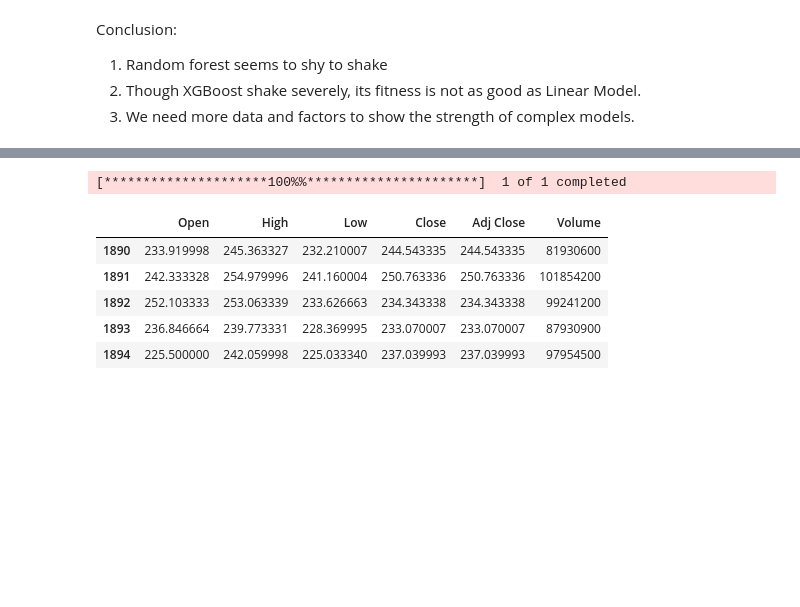
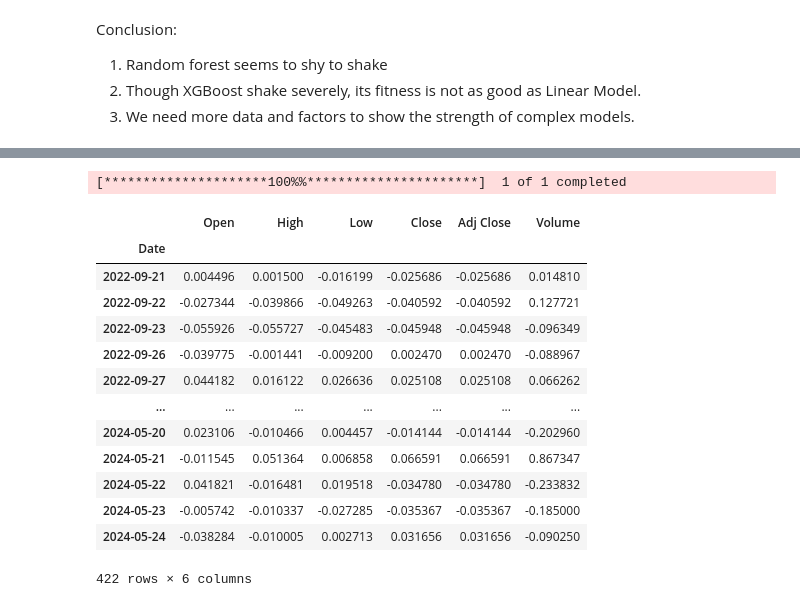
Before and after one commit to diyizhilunba/Python-for-Finance, a Jupyter notebook: machine-learning.ipynb, the cells around one changed output, grey strips where cells are left out. Cells and saved outputs as stored; diff of their text form; code cells hidden in the pictures; blank space fills up the shorter version.

```diff
--- a/machine-learning.ipynb
+++ b/machine-learning.ipynb
@@ -184,17 +197,21 @@ for asset in risky_asset:
 # %%
 stock_data = yf.download('TSLA', start='2016-01-01', end='2024-05-28')
-returns = stock_df['Adj Close'].pct_change()
-stock_df['Returns'] = returns
-stock_df.dropna(inplace=True)
-X = stock_df.drop('Returns', axis=1)
-y = stock_df['Returns']
-train_x = X[:int(len(X)*0.8)]
-train_x.tail()
+X = stock_data.pct_change()
+X.dropna(inplace=True)
+X[1690:]
 # %% [output]
 [*********************100%%**********************]  1 of 1 completed
 |  | Open | High | Low | Close | Adj Close | Volume |
-| 1890 | 233.919998 | 245.363327 | 232.210007 | 244.543335 | 244.543335 | 81930600 |
-| 1891 | 242.333328 | 254.979996 | 241.160004 | 250.763336 | 250.763336 | 101854200 |
-| 1892 | 252.103333 | 253.063339 | 233.626663 | 234.343338 | 234.343338 | 99241200 |
-| 1893 | 236.846664 | 239.773331 | 228.369995 | 233.070007 | 233.070007 | 87930900 |
-| 1894 | 225.500000 | 242.059998 | 225.033340 | 237.039993 | 237.039993 | 97954500 |
+| Date |  |  |  |  |  |  |
+| 2022-09-21 | 0.004496 | 0.001500 | -0.016199 | -0.025686 | -0.025686 | 0.014810 |
+| 2022-09-22 | -0.027344 | -0.039866 | -0.049263 | -0.040592 | -0.040592 | 0.127721 |
+| 2022-09-23 | -0.055926 | -0.055727 | -0.045483 | -0.045948 | -0.045948 | -0.096349 |
+| 2022-09-26 | -0.039775 | -0.001441 | -0.009200 | 0.002470 | 0.002470 | -0.088967 |
+| 2022-09-27 | 0.044182 | 0.016122 | 0.026636 | 0.025108 | 0.025108 | 0.066262 |
+| ... | ... | ... | ... | ... | ... | ... |
+| 2024-05-20 | 0.023106 | -0.010466 | 0.004457 | -0.014144 | -0.014144 | -0.202960 |
+| 2024-05-21 | -0.011545 | 0.051364 | 0.006858 | 0.066591 | 0.066591 | 0.867347 |
+| 2024-05-22 | 0.041821 | -0.016481 | 0.019518 | -0.034780 | -0.034780 | -0.233832 |
+| 2024-05-23 | -0.005742 | -0.010337 | -0.027285 | -0.035367 | -0.035367 | -0.185000 |
+| 2024-05-24 | -0.038284 | -0.010005 | 0.002713 | 0.031656 | 0.031656 | -0.090250 |
+422 rows × 6 columns
```
Also changed, not shown: parts of 2 cells of this notebook.
